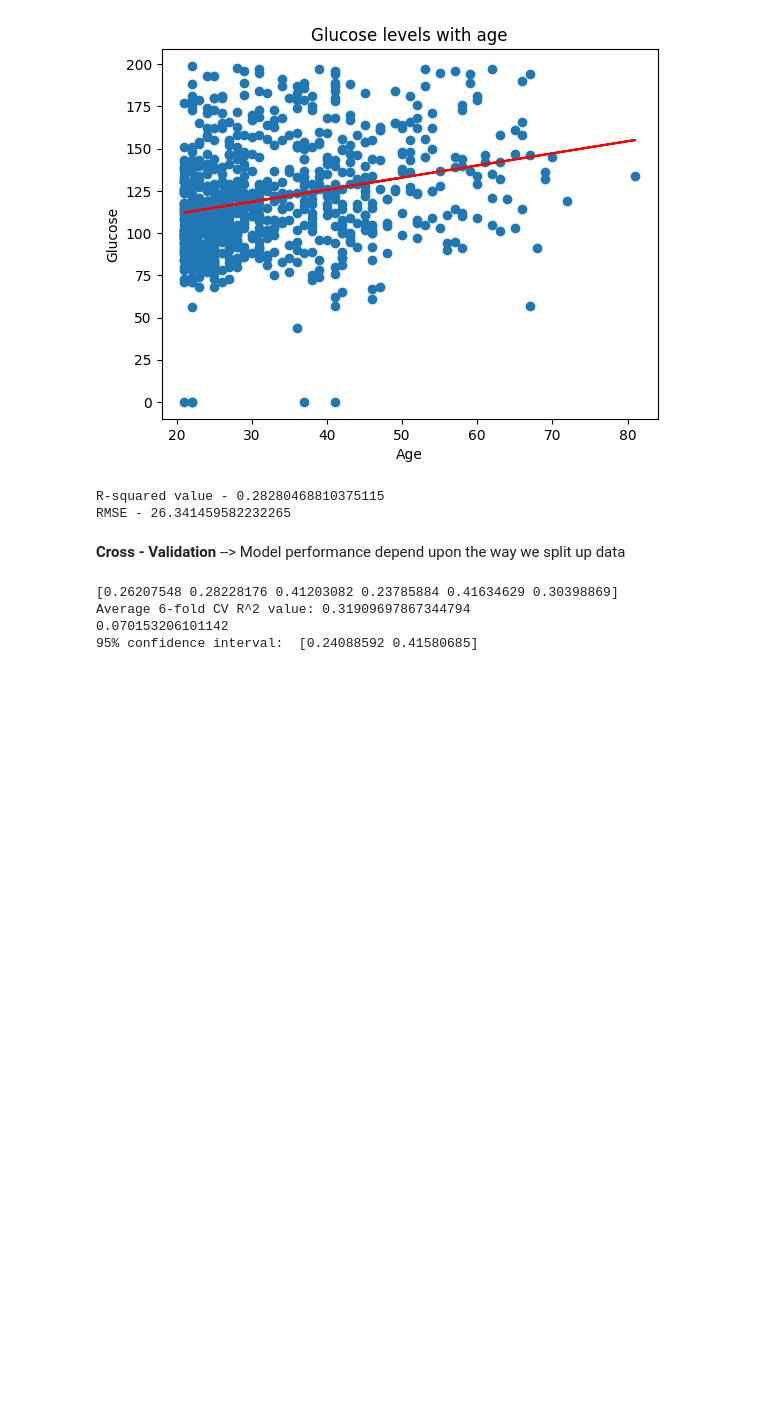
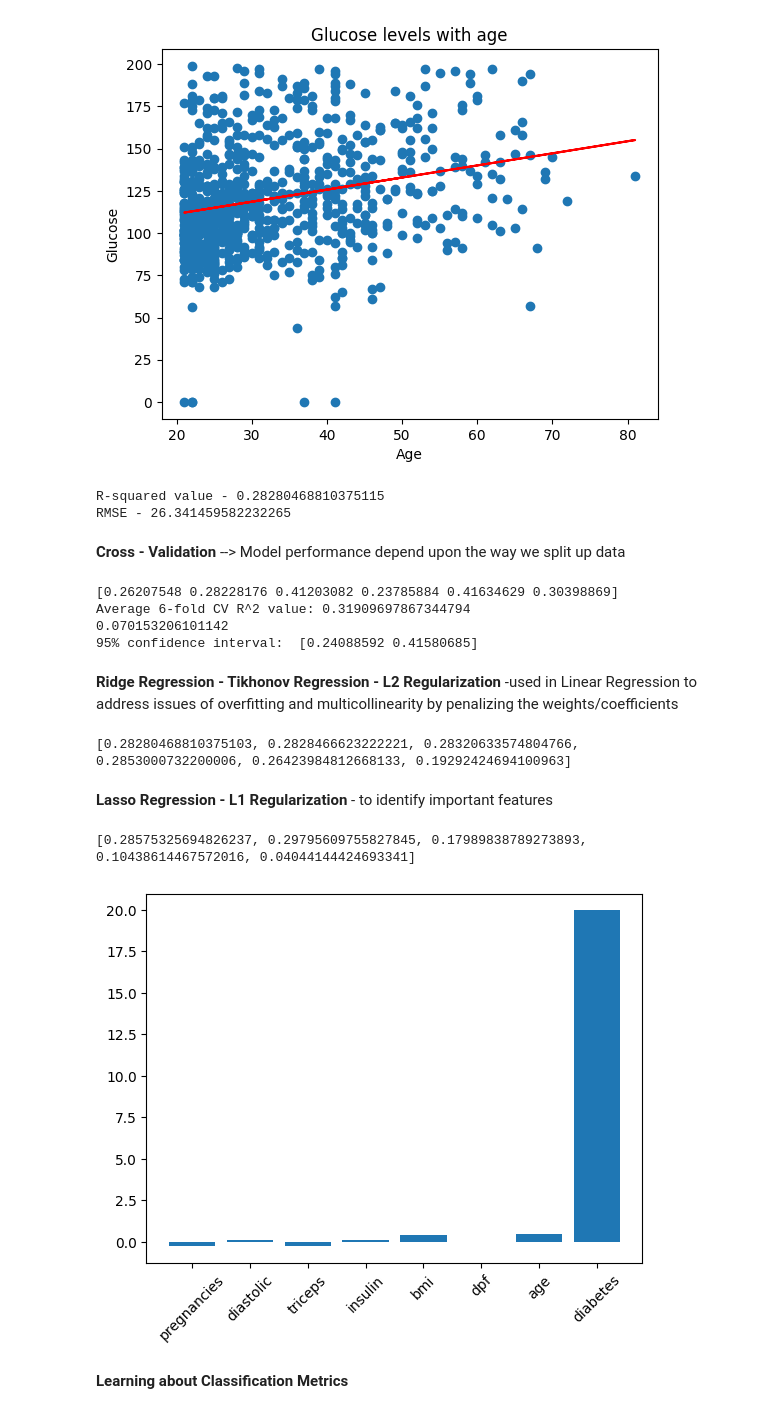
Before and after one commit to muffins-all-day/ML_algo_practice, a Jupyter notebook: ML_algo_practice.ipynb, the cells around one changed output. Cells and saved outputs as stored; diff of their text form; code cells hidden in the pictures; blank space fills up the shorter version.

Commit message:
Practicing classification matrix and minor fix

```diff
--- a/ML_algo_practice.ipynb
+++ b/ML_algo_practice.ipynb
@@ -126,7 +128,9 @@ dtypes: object(9)
 memory usage: 60.0+ KB
 # %%
 #Data conversion to float
-diabetes_df = diabetes_df.astype(float)
+diabetes_df[['bmi', 'dpf']] = diabetes_df[['bmi', 'dpf']].astype(float)
+diabetes_df[['age', 'pregnancies', 'glucose', 'diastolic', 'triceps', 'insulin']] = diabetes_df[['age', 'pregnancies', 'glucose', 'diastolic', 'triceps', 'insulin']].astype(int)
+diabetes_df.head()
 diabetes_df.info()
 # %% [output]
 <class 'pandas.core.frame.DataFrame'>
@@ -215,3 +219,45 @@ print("95% confidence interval: ", np.quantile(cv_results, [0.025, 0.975]))
 Average 6-fold CV R^2 value: 0.31909697867344794
 0.070153206101142
 95% confidence interval:  [0.24088592 0.41580685]
+# %% [markdown]
+**Ridge Regression - Tikhonov Regression - L2 Regularization**
+-used in Linear Regression to address issues of overfitting and multicollinearity by penalizing the weights/coefficients
+# %%
+scores = []
+for alpha in [0, 0.1, 1, 10, 100, 1000]:
+  ridge = Ridge(alpha=alpha)
+  ridge.fit(X_train, y_train)
+  y_pred = ridge.predict(X_test)
+  scores.append(ridge.score(X_test, y_test))
+
+#R-squared values for different values of alpha
+print(scores)
+# %% [output]
+[0.28280468810375103, 0.2828466623222221, 0.28320633574804766, 0.2853000732200006, 0.26423984812668133, 0.19292424694100963]
+# %% [markdown]
+**Lasso Regression - L1 Regularization** - to identify important features
+# %%
+scores = []
+for alpha in [0.1, 1, 10, 100, 1000]:
+  lasso = Lasso(alpha=alpha)
+  lasso.fit(X_train, y_train)
+  lasso_pred = lasso.predict(X_test)
+  scores.append(lasso.score(X_test, y_test))
+
+#R-squared values for different values of alpha
+print(scores)
+# %% [output]
+[0.28575325694826237, 0.29795609755827845, 0.17989838789273893, 0.10438614467572016, 0.04044144424693341]
+# %%
+#using Lasso on the diabetes dataset
+
+feature_names = diabetes_df.drop("glucose", axis=1).columns
+lasso = Lasso(alpha=1)
+lasso_coef = lasso.fit(X, y).coef_
+plt.bar(feature_names, lasso_coef)
+plt.xticks(rotation=45)
+plt.show()
+# %% [output]
+[figure, added]
+# %% [markdown]
+**Learning about Classification Metrics**
```
Also changed, not shown: parts of 5 cells of this notebook.
